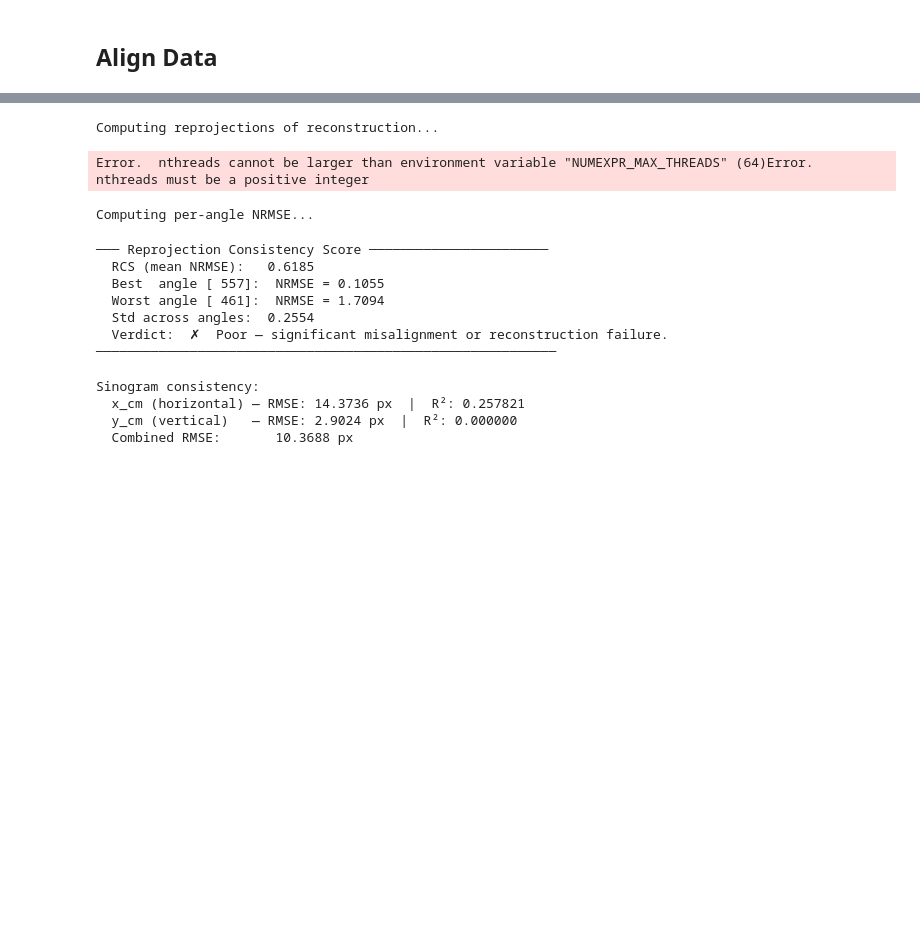
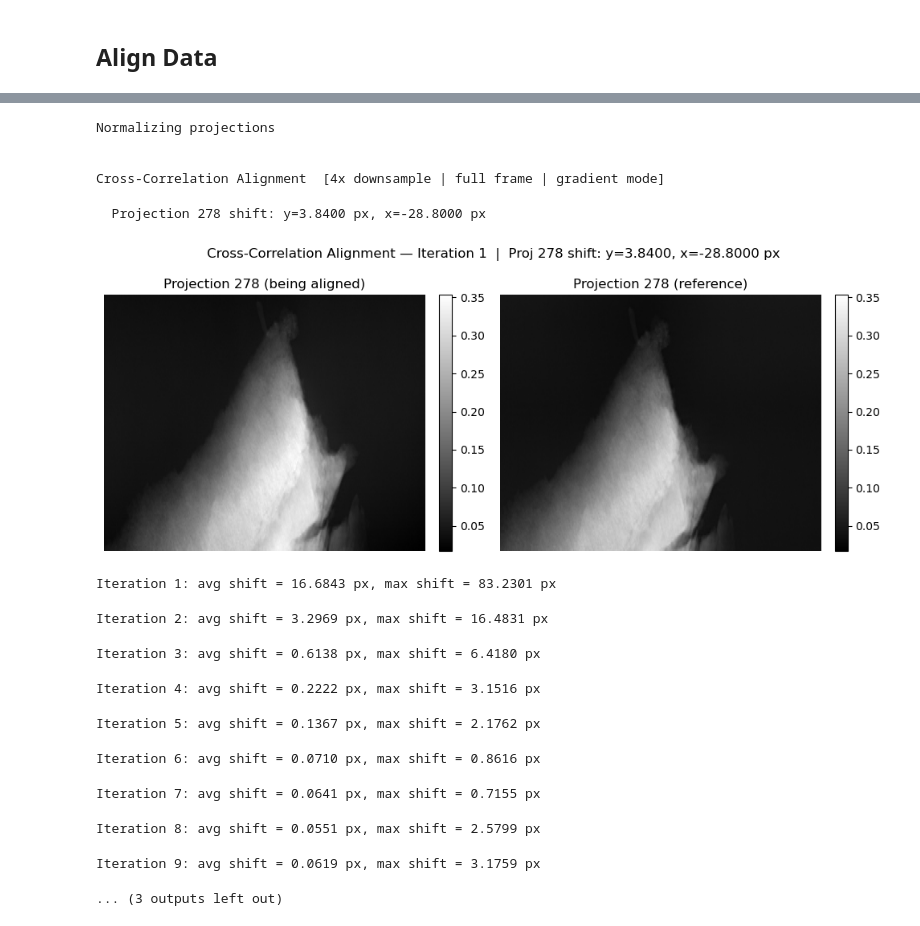
Before and after one commit to levijh1/TomoMono, a Jupyter notebook: test_taylor_alignment_methods_realData.ipynb, the cells around one changed output, grey strips where cells are left out. Cells and saved outputs as stored; diff of their text form; code cells hidden in the pictures; blank space fills up the shorter version.

```diff
--- a/test_taylor_alignment_methods_realData.ipynb
+++ b/test_taylor_alignment_methods_realData.ipynb
@@ -107,36 +131,38 @@ HBox(children=(Play(value=0, description='Press play', interval=500, max=145), I
 # %%
-# Reprojection Consistency Score — before alignment
-rcs_before, _, _ = tomo.reprojection_consistency_score(plot=False)
+# # Reprojection Consistency Score — before alignment
+# rcs_before, _, _ = tomo.reprojection_consistency_score(plot=False)
 
-#Sinogram consistency score — before alignment
-scs_before, _, _, _, _ = tomo.sinogram_consistency_score(plot=False)
+# #Sinogram consistency score — before alignment
+# scs_before, _, _, _, _ = tomo.sinogram_consistency_score(plot=False)
-# %% [output]
-Computing reprojections of reconstruction...
-Error.  nthreads cannot be larger than environment variable "NUMEXPR_MAX_THREADS" (64)Error.  nthreads must be a positive integer
-Computing per-angle NRMSE...
-─── Reprojection Consistency Score ───────────────────────
-  RCS (mean NRMSE):   0.6185
-  Best  angle [ 557]:  NRMSE = 0.1055
-  Worst angle [ 461]:  NRMSE = 1.7094
-  Std across angles:  0.2554
-  Verdict:  ✗  Poor — significant misalignment or reconstruction failure.
-───────────────────────────────────────────────────────────
-Sinogram consistency:
-  x_cm (horizontal) — RMSE: 14.3736 px  |  R²: 0.257821
-  y_cm (vertical)   — RMSE: 2.9024 px  |  R²: 0.000000
-  Combined RMSE:       10.3688 px
 # %%
 #Initialize and do bulk move
 tomo.reset_workingProjections(x_size=None, y_size=None)
 tomo.normalize(isPhaseData=True)
 
 # Pass 1 — full frame, no ROI
 tomo.cross_correlate_align(
     tolerance=0, maxShiftTolerance=0,
     yROI_Range=None, xROI_Range=None, isFull360=False,
-    downsample=4, max_iterations=10, stepRatio=0.8, use_grad=True,
+    downsample=4, max_iterations=10, stepRatio=0.8, use_grad=True, plot=True
 )
 tomo.makeNotebookProjMovie(show_trust_region=True)
+# %% [output]
+Normalizing projections
+
+
+Cross-Correlation Alignment  [4x downsample | full frame | gradient mode]
+  Projection 278 shift: y=3.8400 px, x=-28.8000 px
+[figure, added]
+Iteration 1: avg shift = 16.6843 px, max shift = 83.2301 px
+Iteration 2: avg shift = 3.2969 px, max shift = 16.4831 px
+Iteration 3: avg shift = 0.6138 px, max shift = 6.4180 px
+Iteration 4: avg shift = 0.2222 px, max shift = 3.1516 px
+Iteration 5: avg shift = 0.1367 px, max shift = 2.1762 px
+Iteration 6: avg shift = 0.0710 px, max shift = 0.8616 px
+Iteration 7: avg shift = 0.0641 px, max shift = 0.7155 px
+Iteration 8: avg shift = 0.0551 px, max shift = 2.5799 px
+Iteration 9: avg shift = 0.0619 px, max shift = 3.1759 px
+... (3 outputs left out)
 # %%
 # Compute ROI for passes 2+ (matches hyperparameter_search.py compute_roi formula)
 H = tomo.workingProjections.shape[1]
```
Also changed, not shown: parts of 12 cells of this notebook, 7 other files.
